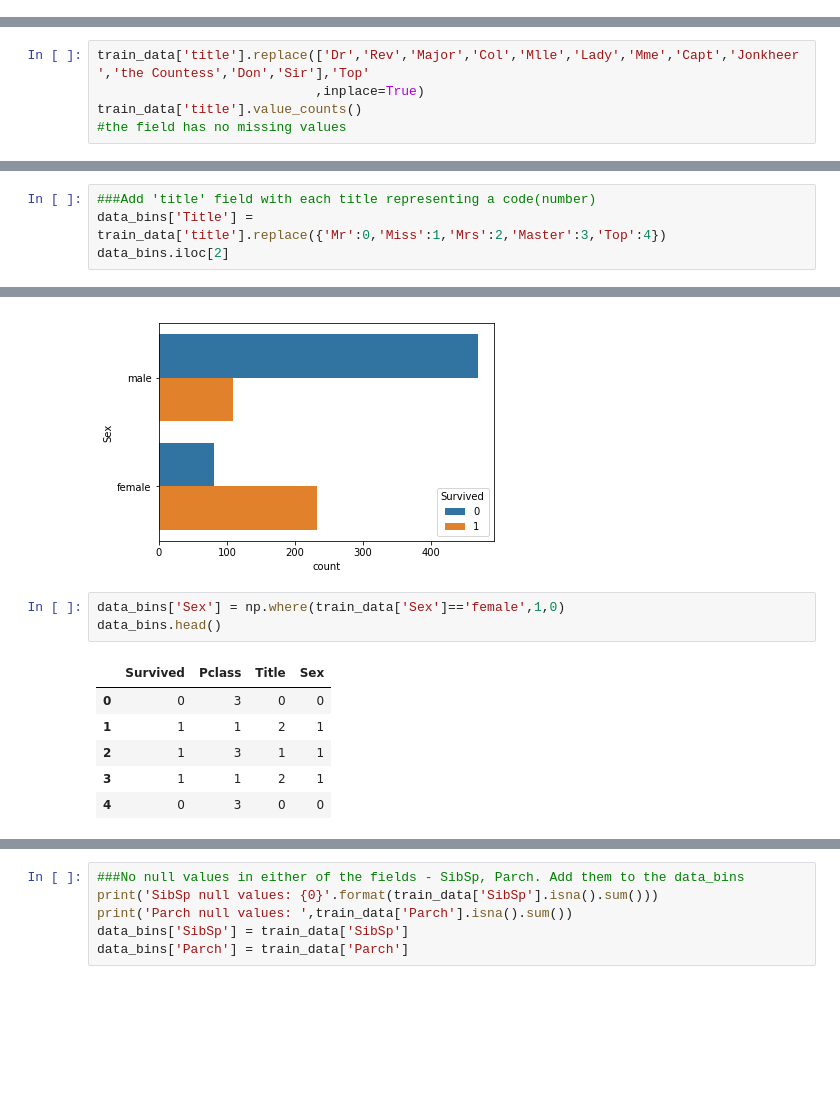
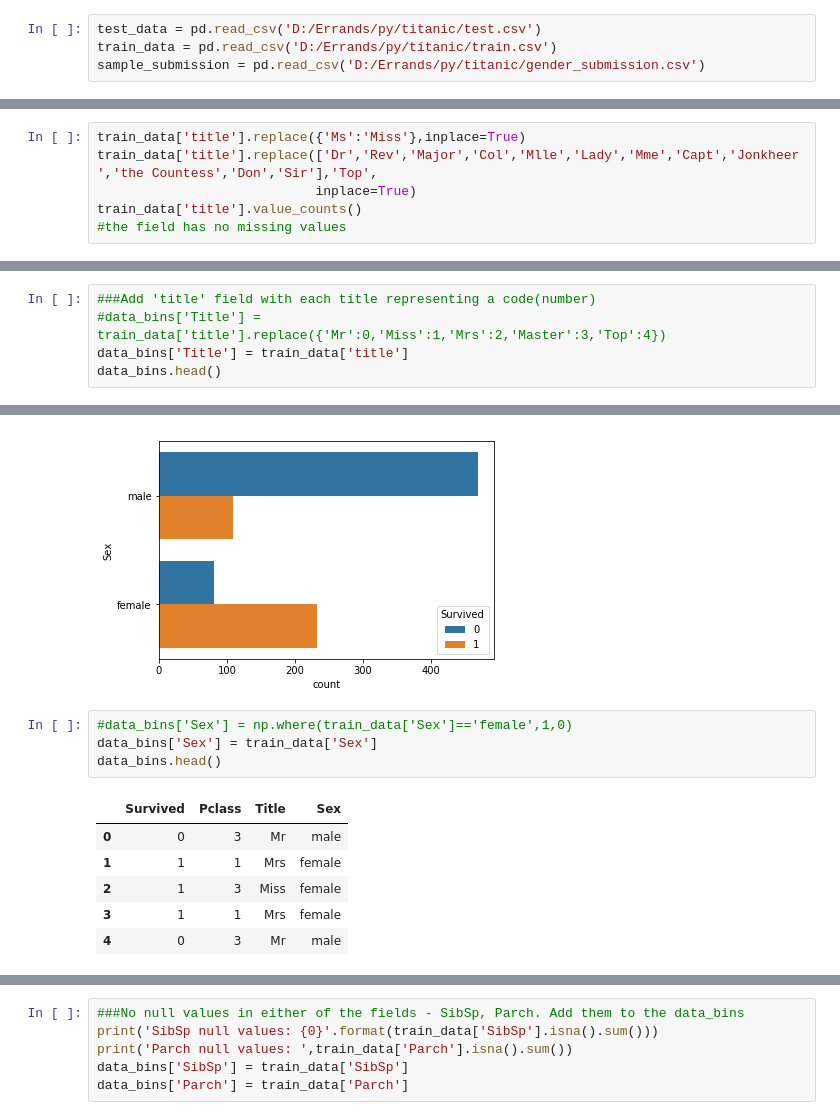
Before and after one commit to Manikanta16/AnalyticsPractice, a Jupyter notebook: Titanic - Kaggle.ipynb, the cells around one changed output, grey strips where cells are left out. Saved outputs shown, nothing was run; the diff lists cells and outputs as text; blank space fills up the shorter version.

```diff
--- a/Titanic - Kaggle.ipynb
+++ b/Titanic - Kaggle.ipynb
@@ -43,3 +22,7 @@ submission_sample = pd.read_csv('https://storage.googleapis.com/kaggle-competiti
+# %%
+test_data = pd.read_csv('D:/Errands/py/titanic/test.csv')
+train_data = pd.read_csv('D:/Errands/py/titanic/train.csv')
+sample_submission = pd.read_csv('D:/Errands/py/titanic/gender_submission.csv')
 # %% [markdown]
 **Exploring the data**
 # %%
@@ -126,8 +109,9 @@ Mme               1
 Sir               1
 Name: title, dtype: int64
 # %%
-train_data['title'].replace(['Dr','Rev','Major','Col','Mlle','Lady','Mme','Capt','Jonkheer','the Countess','Don','Sir'],'Top'
-                            ,inplace=True)
+train_data['title'].replace({'Ms':'Miss'},inplace=True)
+train_data['title'].replace(['Dr','Rev','Major','Col','Mlle','Lady','Mme','Capt','Jonkheer','the Countess','Don','Sir'],'Top',
+                            inplace=True)
 train_data['title'].value_counts()
 #the field has no missing values
 # %% [output]
@@ -147,6 +131,7 @@ sns.countplot(y=train_data[train_data['title']=='Top']['Sex'],hue=train_data['Su
 [figure]
 # %%
 ###Add 'title' field with each title representing a code(number)
-data_bins['Title'] = train_data['title'].replace({'Mr':0,'Miss':1,'Mrs':2,'Master':3,'Top':4})
-data_bins.iloc[2]
+#data_bins['Title'] = train_data['title'].replace({'Mr':0,'Miss':1,'Mrs':2,'Master':3,'Top':4})
+data_bins['Title'] = train_data['title']
+data_bins.head()
 # %% [output]
@@ -167,15 +152,16 @@ Name: Sex, dtype: int64
 <matplotlib.axes._subplots.AxesSubplot at 0x...>
 [figure]
 # %%
-data_bins['Sex'] = np.where(train_data['Sex']=='female',1,0)
+#data_bins['Sex'] = np.where(train_data['Sex']=='female',1,0)
+data_bins['Sex'] = train_data['Sex']
 data_bins.head()
 # %% [output]
 |  | Survived | Pclass | Title | Sex |
-| 0 | 0 | 3 | 0 | 0 |
-| 1 | 1 | 1 | 2 | 1 |
-| 2 | 1 | 3 | 1 | 1 |
-| 3 | 1 | 1 | 2 | 1 |
-| 4 | 0 | 3 | 0 | 0 |
+| 0 | 0 | 3 | Mr | male |
+| 1 | 1 | 1 | Mrs | female |
+| 2 | 1 | 3 | Miss | female |
+| 3 | 1 | 1 | Mrs | female |
+| 4 | 0 | 3 | Mr | male |
 # %%
 avg_age_title = {}
 for title in pd.unique(train_data['title']):
```
Also changed, not shown: parts of 16 cells of this notebook.
